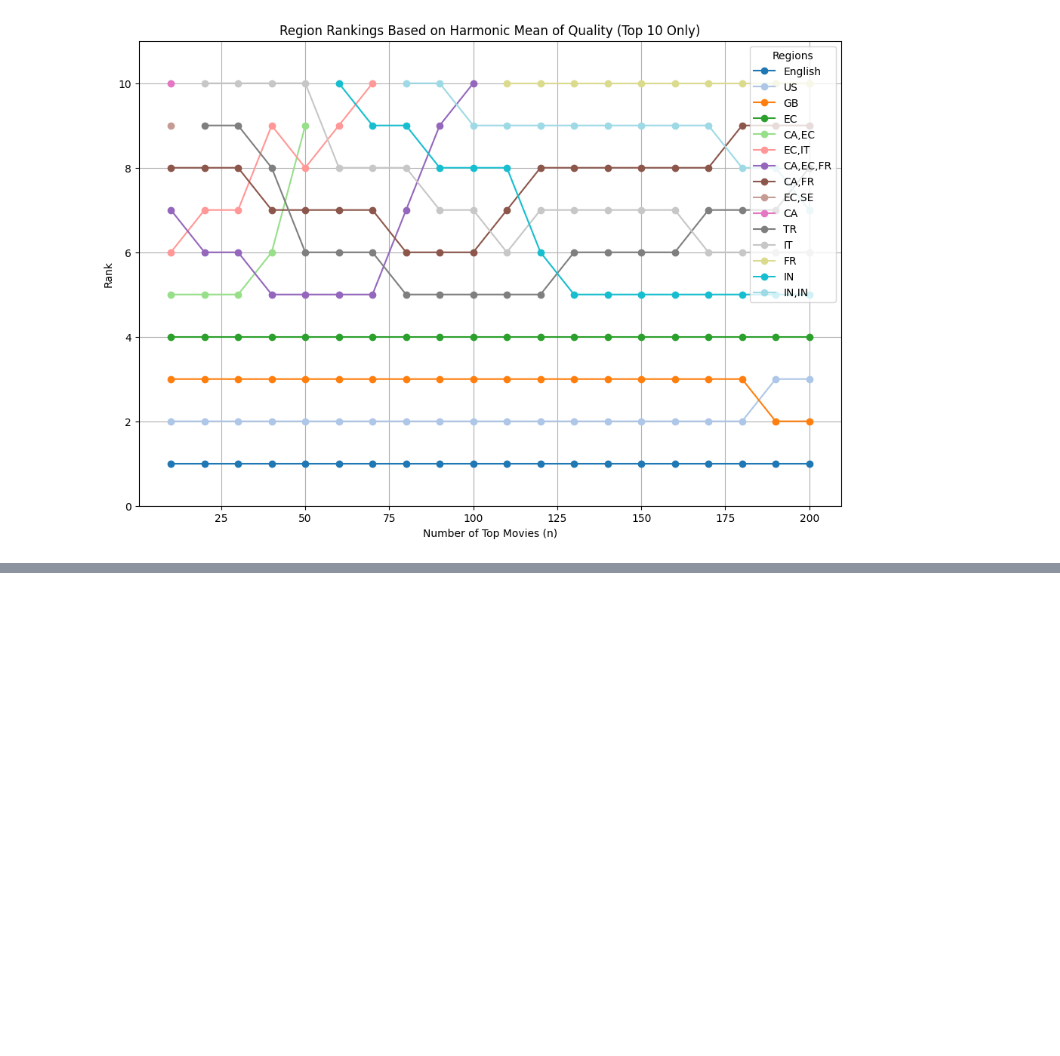
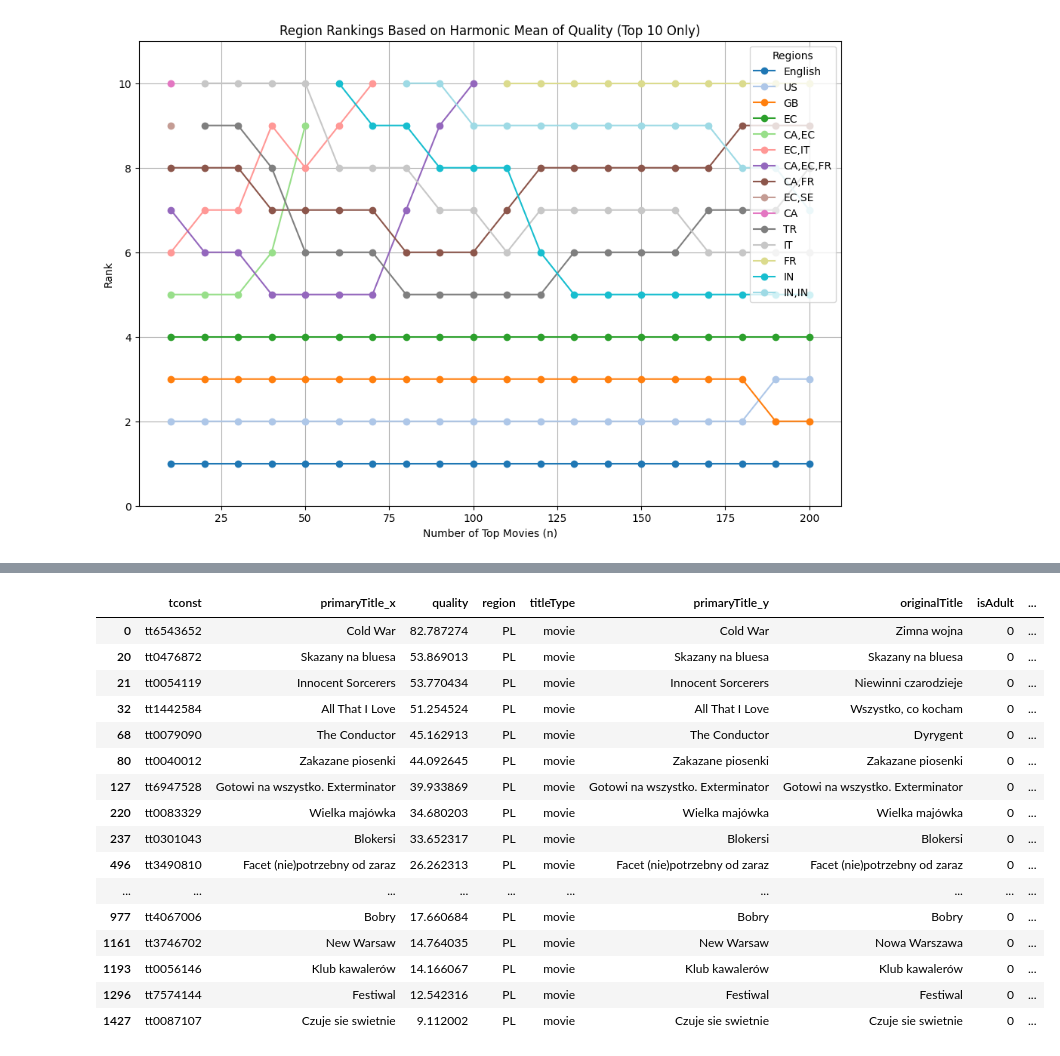
Before and after one commit to marsocha/NYPD_Marcin_Socha, a Jupyter notebook: 25_08.ipynb, the cells around one changed output, grey strips where cells are left out. Cells and saved outputs as stored; diff of their text form; code cells hidden in the pictures; blank space fills up the shorter version.

```diff
--- a/25_08.ipynb
+++ b/25_08.ipynb
@@ -312,0 +576,9 @@ The get_cmap function was deprecated in Matplotlib 3.7 and will be removed in 3.
+# %%
+# Group by 'title' and 'quality', and aggregate 'region' into a list
+#pol = df4.groupby(['tconst', 'primaryTitle', 'quality'])['region'].agg(list).reset_index()
+pol = grouped_df.explode('region')
+#pol = pol[pol['region'].apply(lambda regions: 'PL' in regions)]
+pol = pol[pol['region'] == 'PL'] #interesuja nas tylko filmy, ktore na pewno sa polskie, a nie maja nieprzetlumaczony tytul
+pol = pol.merge(df2, left_on='tconst', right_on='tconst', how='left')
+pol = pol[pol['titleType'] == 'movie']
+pol
@@ -312,0 +599,4 @@ The get_cmap function was deprecated in Matplotlib 3.7 and will be removed in 3.
+# %%
+pol['genres'] = pol['genres'].str.split(',')
+pol = pol.explode('genres')
+pol[['quality', 'genres']]
@@ -312,0 +638,20 @@ The get_cmap function was deprecated in Matplotlib 3.7 and will be removed in 3.
+# %%
+pol[pol['genres'] == 'Music']
+# %% [output]
+|  | tconst | primaryTitle_x | quality | region | titleType | primaryTitle_y | originalTitle | isAdult | ... |
+| 0 | tt6543652 | Cold War | 82.787274 | PL | movie | Cold War | Zimna wojna | 0 | ... |
+| 20 | tt0476872 | Skazany na bluesa | 53.869013 | PL | movie | Skazany na bluesa | Skazany na bluesa | 0 | ... |
+| 21 | tt0054119 | Innocent Sorcerers | 53.770434 | PL | movie | Innocent Sorcerers | Niewinni czarodzieje | 0 | ... |
+| 32 | tt1442584 | All That I Love | 51.254524 | PL | movie | All That I Love | Wszystko, co kocham | 0 | ... |
+| 68 | tt0079090 | The Conductor | 45.162913 | PL | movie | The Conductor | Dyrygent | 0 | ... |
+| 80 | tt0040012 | Zakazane piosenki | 44.092645 | PL | movie | Zakazane piosenki | Zakazane piosenki | 0 | ... |
+| 127 | tt6947528 | Gotowi na wszystko. Exterminator | 39.933869 | PL | movie | Gotowi na wszystko. Exterminator | Gotowi na wszystko. Exterminator | 0 | ... |
+| 220 | tt0083329 | Wielka majówka | 34.680203 | PL | movie | Wielka majówka | Wielka majówka | 0 | ... |
+| 237 | tt0301043 | Blokersi | 33.652317 | PL | movie | Blokersi | Blokersi | 0 | ... |
+| 496 | tt3490810 | Facet (nie)potrzebny od zaraz | 26.262313 | PL | movie | Facet (nie)potrzebny od zaraz | Facet (nie)potrzebny od zaraz | 0 | ... |
+| ... | ... | ... | ... | ... | ... | ... | ... | ... | ... |
+| 977 | tt4067006 | Bobry | 17.660684 | PL | movie | Bobry | Bobry | 0 | ... |
+| 1161 | tt3746702 | New Warsaw | 14.764035 | PL | movie | New Warsaw | Nowa Warszawa | 0 | ... |
+| 1193 | tt0056146 | Klub kawalerów | 14.166067 | PL | movie | Klub kawalerów | Klub kawalerów | 0 | ... |
+| 1296 | tt7574144 | Festiwal | 12.542316 | PL | movie | Festiwal | Festiwal | 0 | ... |
+| 1427 | tt0087107 | Czuje sie swietnie | 9.112002 | PL | movie | Czuje sie swietnie | Czuje sie swietnie | 0 | ... |
```
Also changed, not shown: parts of 24 cells of this notebook.
